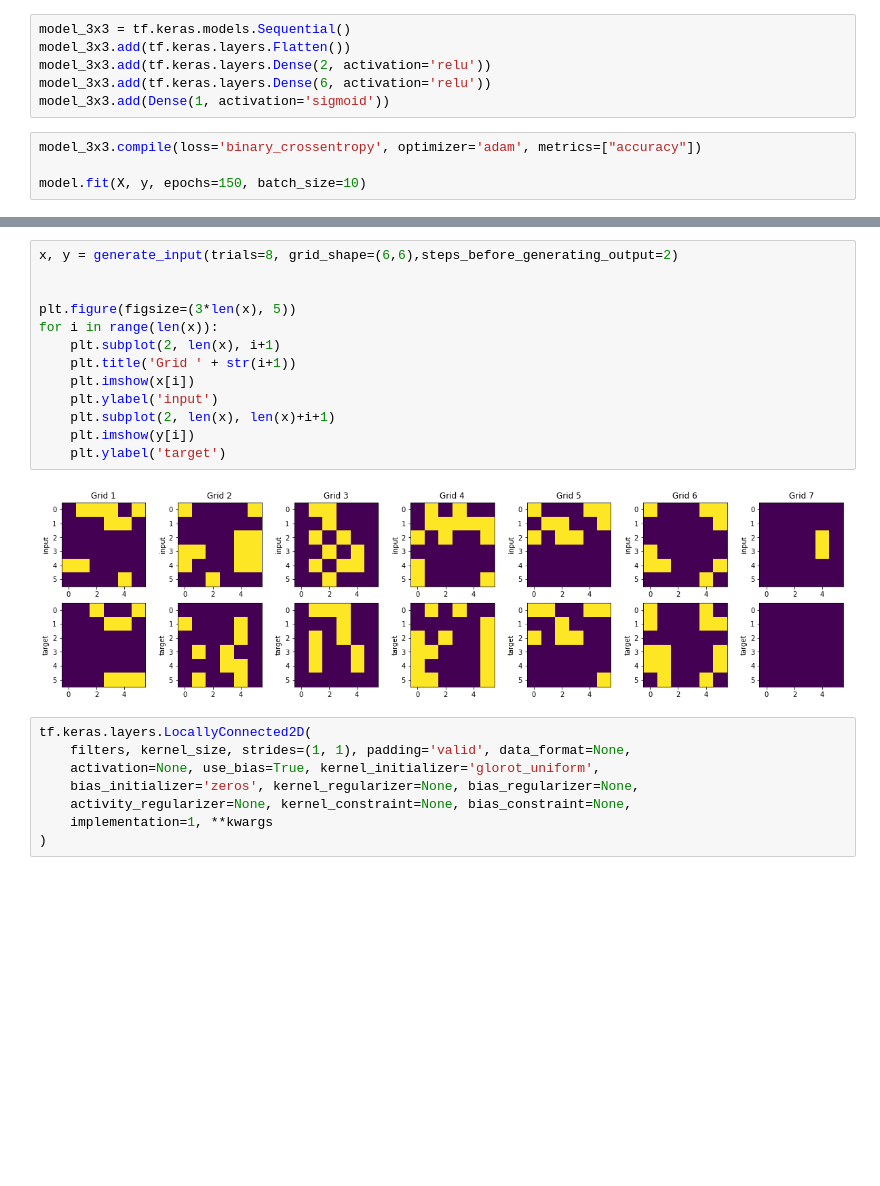
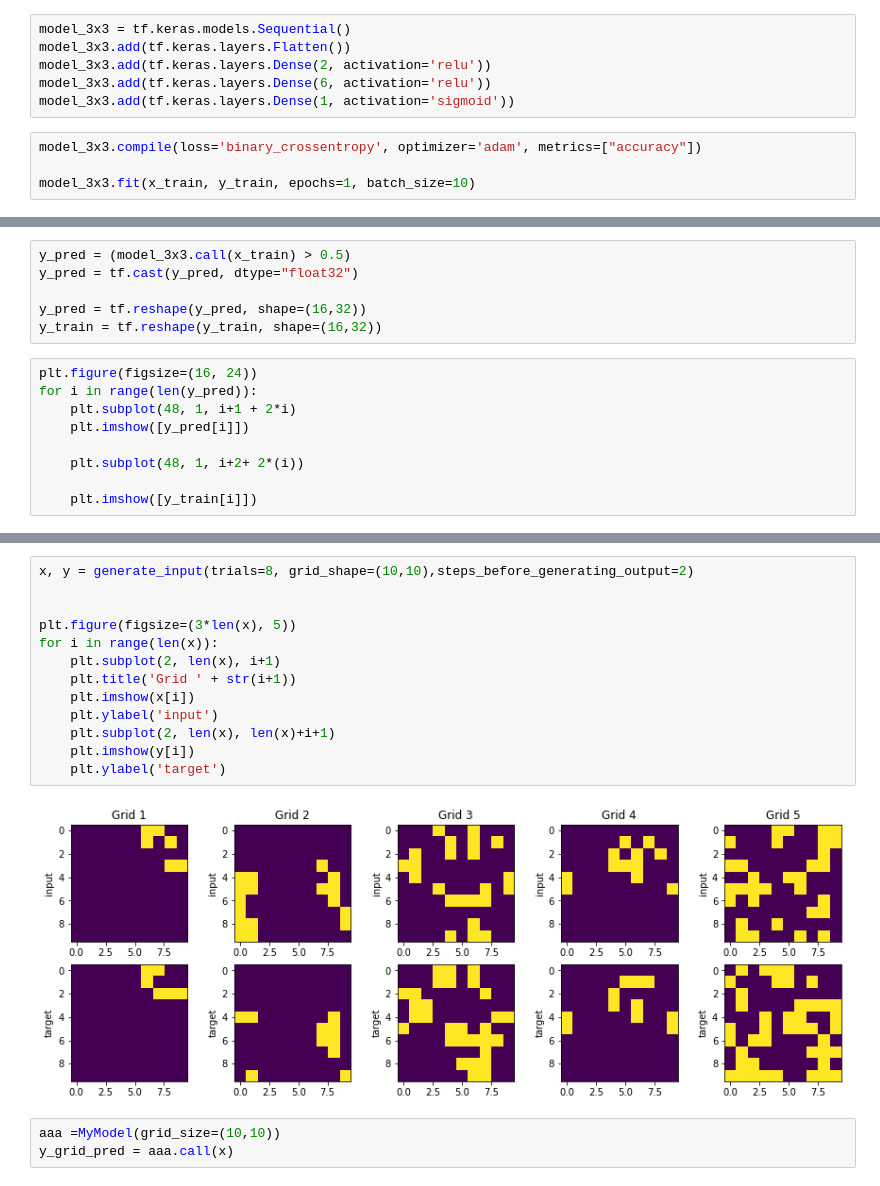
Before and after one commit to LisaLentati/Game-of-Life, a Jupyter notebook: Models.ipynb, the cells around one changed output, grey strips where cells are left out. Saved outputs shown, nothing was run; the diff lists cells and outputs as text; blank space fills up the shorter version.

Commit message:
created model for 3x3 grid, 100% accuracy, created model for nxn grid using model for 3x3 grid

```diff
--- a/Models.ipynb
+++ b/Models.ipynb
@@ -14,8 +25,8 @@ model_3x3 = tf.keras.models.Sequential()
 model_3x3.add(tf.keras.layers.Flatten())
 model_3x3.add(tf.keras.layers.Dense(2, activation='relu'))
 model_3x3.add(tf.keras.layers.Dense(6, activation='relu'))
-model_3x3.add(Dense(1, activation='sigmoid'))
+model_3x3.add(tf.keras.layers.Dense(1, activation='sigmoid'))
 # %%
 model_3x3.compile(loss='binary_crossentropy', optimizer='adam', metrics=["accuracy"])
 
-model.fit(X, y, epochs=150, batch_size=10)
+model_3x3.fit(x_train, y_train, epochs=1, batch_size=10)
@@ -51,0 +37,15 @@ array([[[0., 0., 0.],
+# %%
+y_pred = (model_3x3.call(x_train) > 0.5)
+y_pred = tf.cast(y_pred, dtype="float32")
+
+y_pred = tf.reshape(y_pred, shape=(16,32))
+y_train = tf.reshape(y_train, shape=(16,32))
+# %%
+plt.figure(figsize=(16, 24))
+for i in range(len(y_pred)):
+    plt.subplot(48, 1, i+1 + 2*i)
+    plt.imshow([y_pred[i]])
+
+    plt.subplot(48, 1, i+2+ 2*(i))
+
+    plt.imshow([y_train[i]])
@@ -52,23 +154,18 @@ array([[[0., 0., 0.],
 # %%
-x, y = generate_input(trials=8, grid_shape=(6,6),steps_before_generating_output=2)
+x, y = generate_input(trials=8, grid_shape=(10,10),steps_before_generating_output=2)
 
 
 plt.figure(figsize=(3*len(x), 5))
 for i in range(len(x)):
     plt.subplot(2, len(x), i+1)
     plt.title('Grid ' + str(i+1))
     plt.imshow(x[i])
     plt.ylabel('input')
     plt.subplot(2, len(x), len(x)+i+1)
     plt.imshow(y[i])
     plt.ylabel('target')
 # %% [output]
-[figure, old version]
+[figure, new version]
-# %%
-tf.keras.layers.LocallyConnected2D(
-    filters, kernel_size, strides=(1, 1), padding='valid', data_format=None,
-    activation=None, use_bias=True, kernel_initializer='glorot_uniform',
-    bias_initializer='zeros', kernel_regularizer=None, bias_regularizer=None,
-    activity_regularizer=None, kernel_constraint=None, bias_constraint=None,
-    implementation=1, **kwargs
-)
+# %%
+aaa =MyModel(grid_size=(10,10))
+y_grid_pred = aaa.call(x)
```
Also changed, not shown: parts of 9 cells of this notebook.
